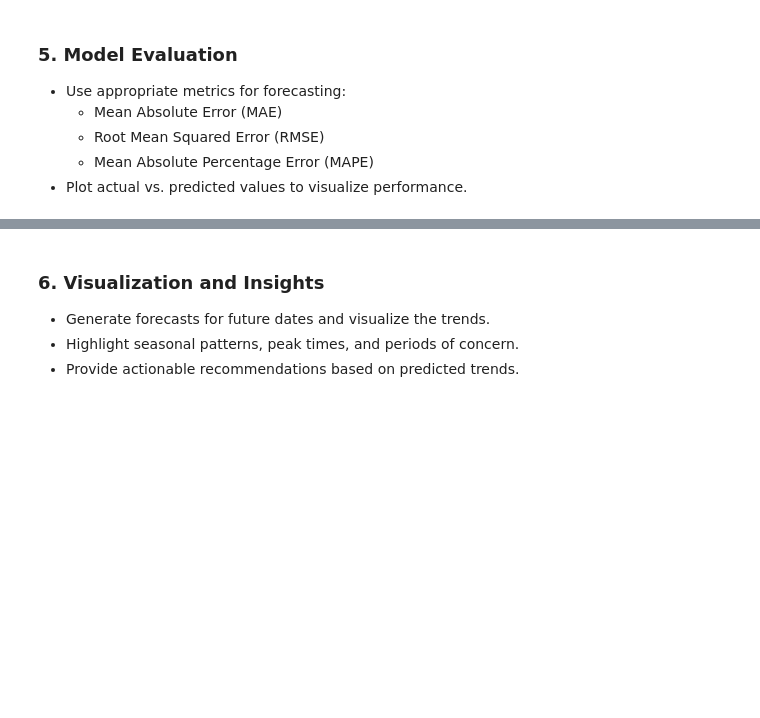
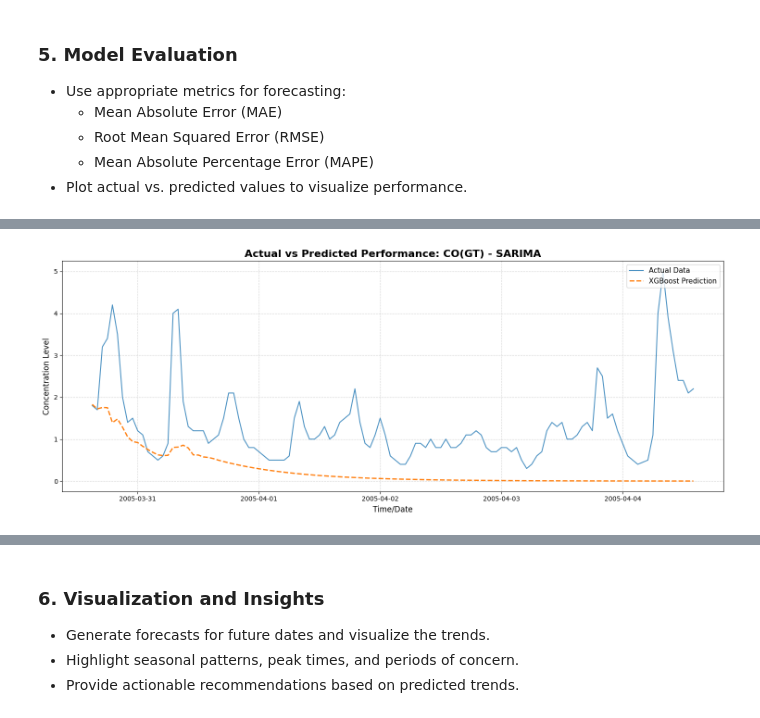
Before and after one commit to avimallik/co_and_no2_time_series_forecasting, a Jupyter notebook: co_and_no2_time_series_forecasting.ipynb, the cells around one changed output, grey strips where cells are left out. Drawn from its saved outputs; the diff is of its cells as text; code cells hidden in the pictures; blank space fills up the shorter version.

Commit message:
applied XGBoost for time series data

```diff
--- a/co_and_no2_time_series_forecasting.ipynb
+++ b/co_and_no2_time_series_forecasting.ipynb
@@ -934,0 +964,14 @@ SARIMA Model performance evaluation for CO(GT) and NO2(GT)
+# %%
+def plot_performance(df_results, model_name):
+    plt.figure(figsize=(15, 6))
+    plt.plot(df_results.index, df_results['Actual'], label='Actual Data', color='#1f77b4', linewidth=1.5, alpha=0.8)
+    plt.plot(df_results.index, df_results['Forecast'], label='XGBoost Prediction', color='#ff7f0e', linestyle='--', linewidth=2)
+
+    plt.title(f'Actual vs Predicted Performance: {model_name}', fontsize=16, fontweight='bold')
+    plt.xlabel('Time/Date', fontsize=12)
+    plt.ylabel('Concentration Level', fontsize=12)
+    plt.legend(loc='upper right', fontsize=11)
+    plt.grid(True, which='both', linestyle='--', alpha=0.5)
+
+    plt.tight_layout()
+    plt.show()
@@ -934,0 +986,4 @@ SARIMA Model performance evaluation for CO(GT) and NO2(GT)
+# %%
+plot_performance(df_forecast_co, "CO(GT) - SARIMA")
+# %% [output]
+[figure, added]
```
Also changed, not shown: parts of 27 cells of this notebook, 1 other file.
